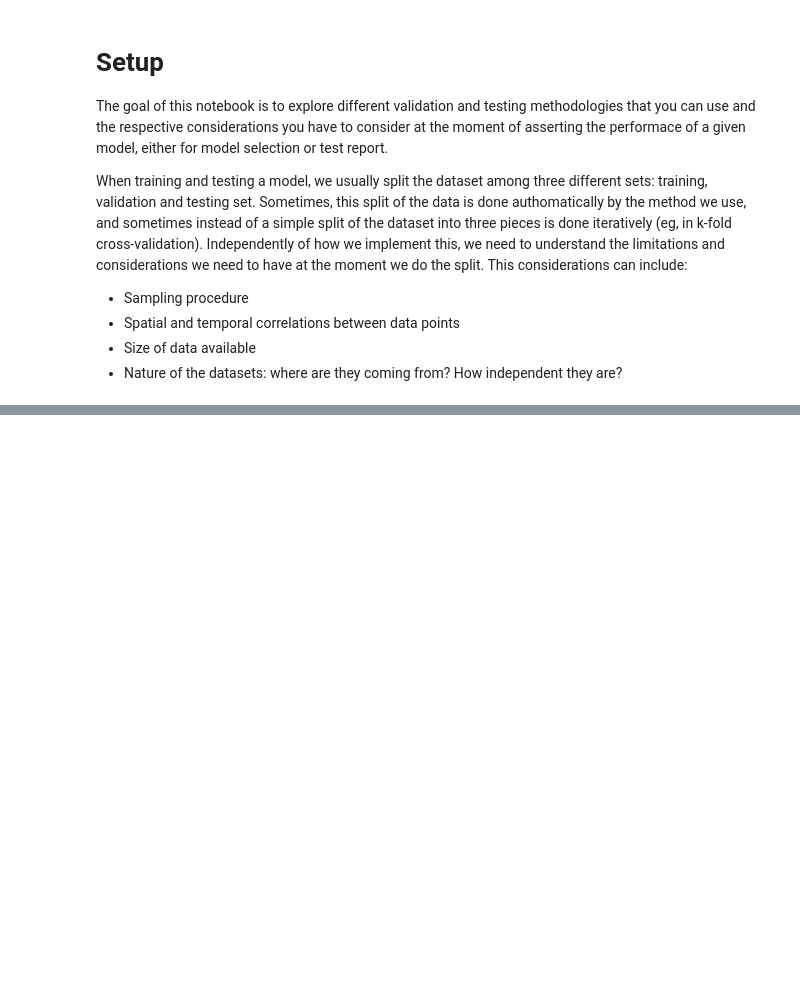
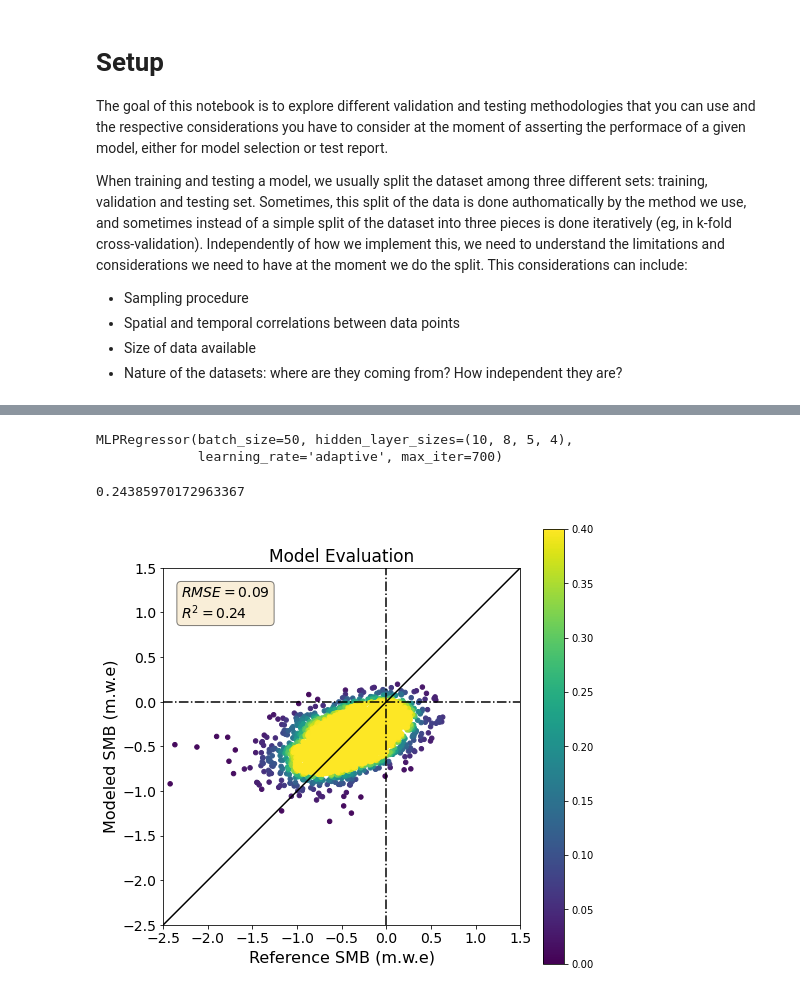
Before and after one commit to Machine-Learning-in-Glaciology-Workshop/Project_MB_Regression, a Jupyter notebook: 4_Validation.ipynb, the cells around one changed output, grey strips where cells are left out. Cells and saved outputs as stored; diff of their text form; code cells hidden in the pictures; blank space fills up the shorter version.

```diff
--- a/4_Validation.ipynb
+++ b/4_Validation.ipynb
@@ -27,0 +112,20 @@ For an excellent introduction to cross-validation, as well as the different high
+# %%
+reg_nn.fit(X_train_all_scaled, y_train_all)
+# %% [output]
+MLPRegressor(batch_size=50, hidden_layer_sizes=(10, 8, 5, 4),
+             learning_rate='adaptive', max_iter=700)
+# %%
+df_test = pd.read_csv('Data/df_test.csv', index_col=['rgi_id', 'period'])
+# %%
+features_to_drop = ['dmdtda', 'err_dmdtda', 'target_id']
+
+df_test_X = df_test.drop(features_to_drop, axis=1)
+df_test_y = df_test[['dmdtda']]
+
+X_test, y_test = df_test_X.values, df_test_y.values
+# %%
+X_test_scaled = scaler.transform(X_test)
+# %%
+reg_nn.score(X_test_scaled, y_test)
+# %% [output]
+0.24385970172963367
@@ -27,0 +176,4 @@ For an excellent introduction to cross-validation, as well as the different high
+# %%
+plot_prediction(y_test, reg_nn.predict(X_test_scaled), n_toplot=5000)
+# %% [output]
+[figure, added]
```
Also changed, not shown: parts of 20 cells of this notebook.
